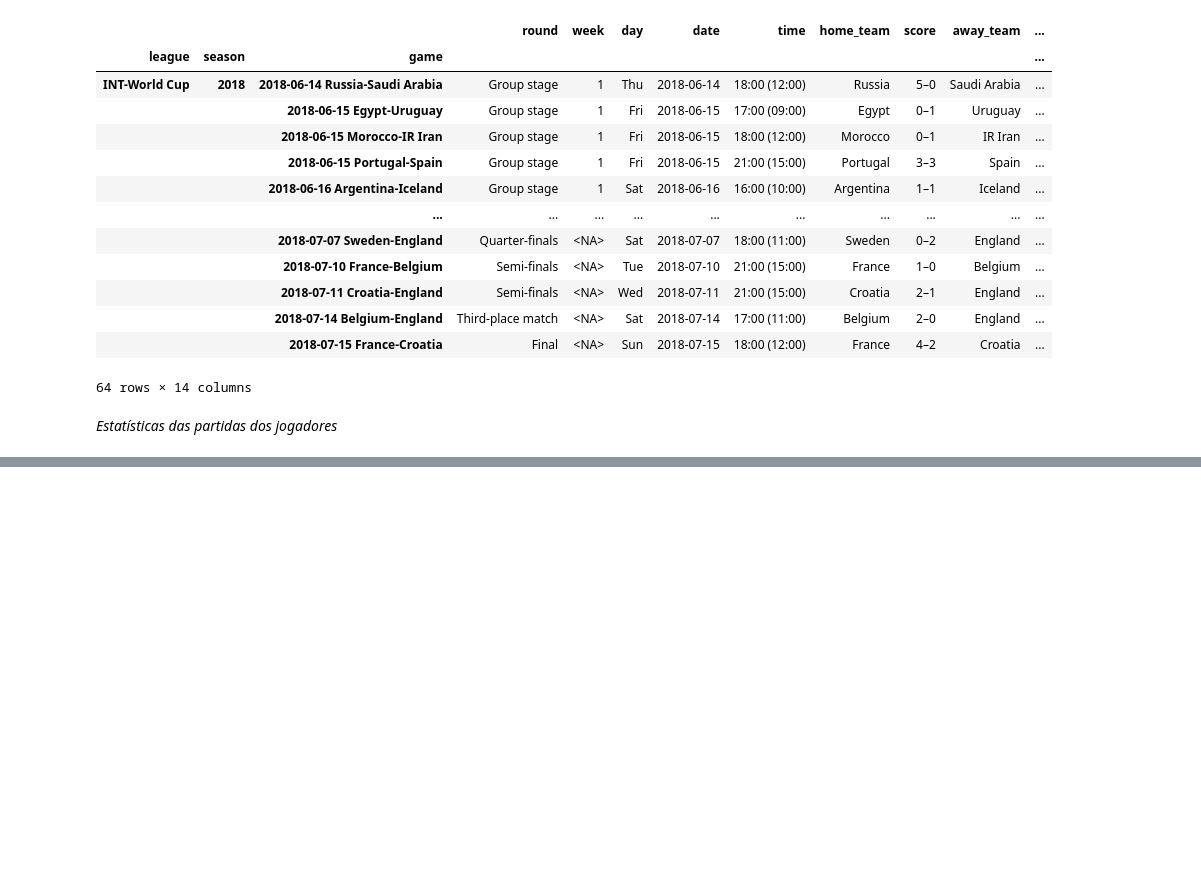
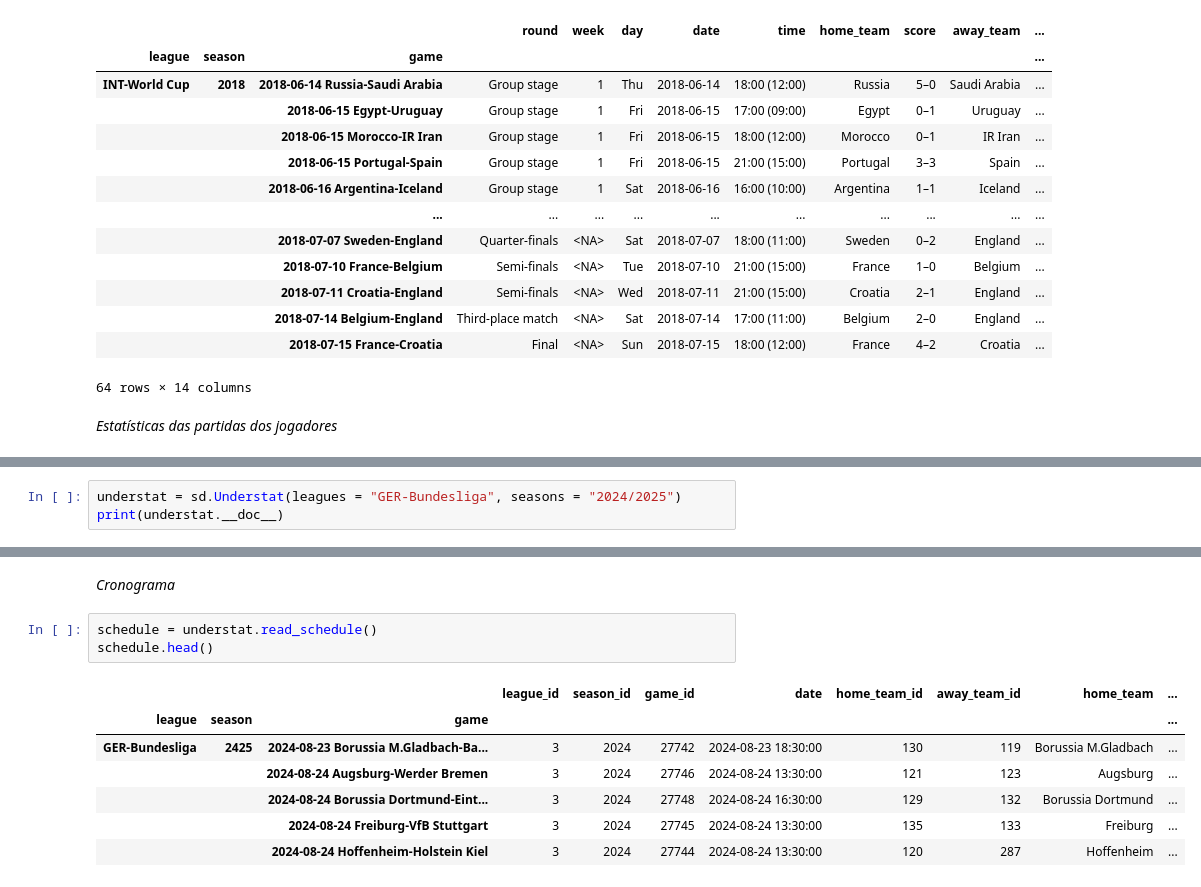
Before and after one commit to rphl15/Programacao_Basica, a Jupyter notebook: soccerdata_aprendizado.ipynb, the cells around one changed output, grey strips where cells are left out. Saved outputs shown, nothing was run; the diff lists cells and outputs as text; blank space fills up the shorter version.

```diff
--- a/soccerdata_aprendizado.ipynb
+++ b/soccerdata_aprendizado.ipynb
@@ -288,0 +606,3 @@ player_match_stats
+# %%
+understat = sd.Understat(leagues = "GER-Bundesliga", seasons = "2024/2025")
+print(understat.__doc__)
@@ -288,0 +647,13 @@ player_match_stats
+# %% [markdown]
+*Cronograma*
+# %%
+schedule = understat.read_schedule()
+schedule.head()
+# %% [output]
+|  |  |  | league_id | season_id | game_id | date | home_team_id | away_team_id | home_team | ... |
+| league | season | game |  |  |  |  |  |  |  | ... |
+| GER-Bundesliga | 2425 | 2024-08-23 Borussia M.Gladbach-Ba... | 3 | 2024 | 27742 | 2024-08-23 18:30:00 | 130 | 119 | Borussia M.Gladbach | ... |
+|  |  | 2024-08-24 Augsburg-Werder Bremen | 3 | 2024 | 27746 | 2024-08-24 13:30:00 | 121 | 123 | Augsburg | ... |
+|  |  | 2024-08-24 Borussia Dortmund-Eint... | 3 | 2024 | 27748 | 2024-08-24 16:30:00 | 129 | 132 | Borussia Dortmund | ... |
+|  |  | 2024-08-24 Freiburg-VfB Stuttgart | 3 | 2024 | 27745 | 2024-08-24 13:30:00 | 135 | 133 | Freiburg | ... |
+|  |  | 2024-08-24 Hoffenheim-Holstein Kiel | 3 | 2024 | 27744 | 2024-08-24 13:30:00 | 120 | 287 | Hoffenheim | ... |
```
Also changed, not shown: parts of 35 cells of this notebook.
